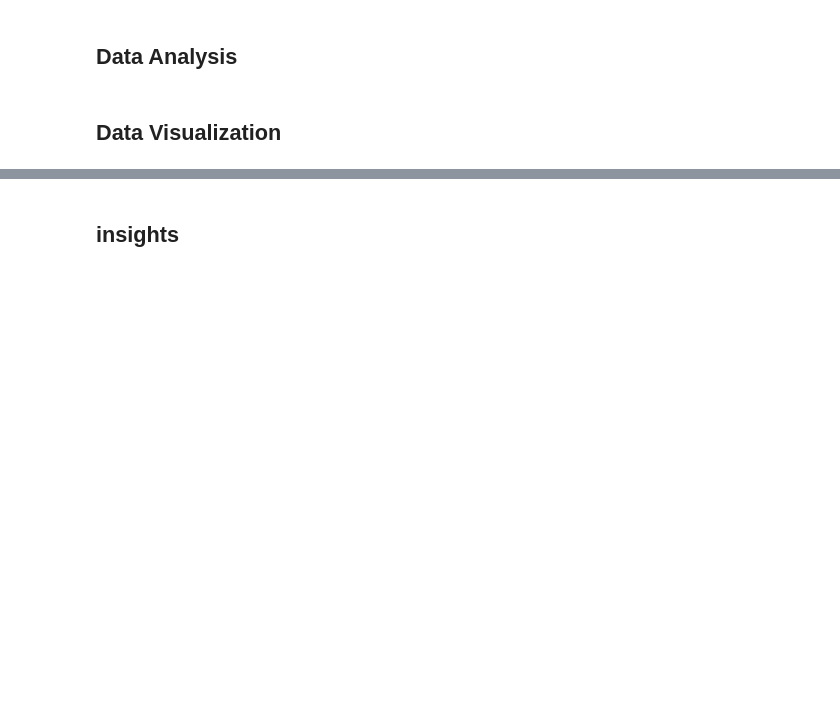
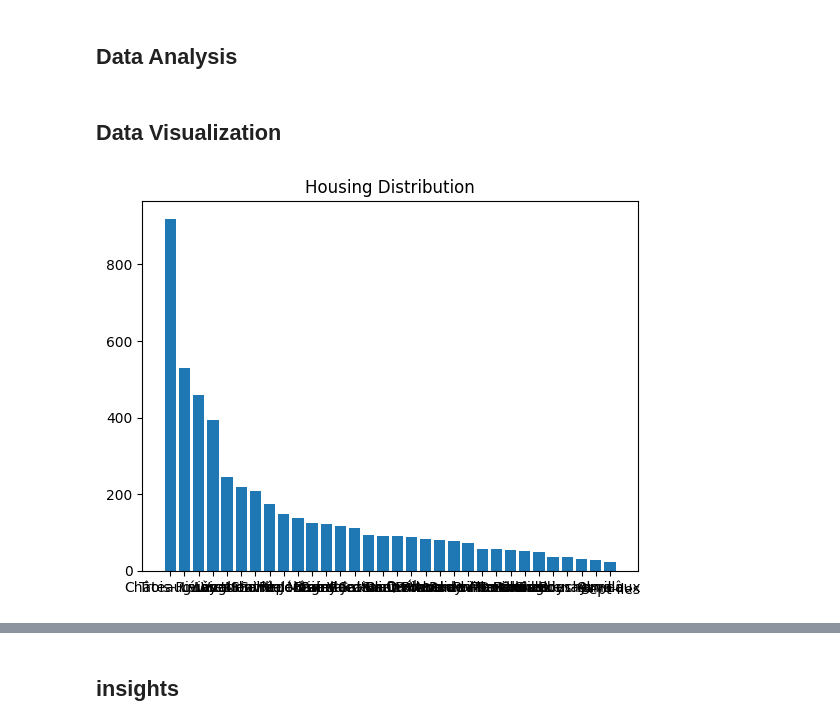
Before and after one commit to Astro0re/Data, a Jupyter notebook: Q_housing/analysis.ipynb, the cells around one changed output, grey strips where cells are left out. Saved outputs shown, nothing was run; the diff lists cells and outputs as text; code cells hidden in the pictures; blank space fills up the shorter version.

```diff
--- a/Q_housing/analysis.ipynb
+++ b/Q_housing/analysis.ipynb
@@ -105,3 +105,9 @@ Name: count, dtype: int64
 ## Data Analysis
 # %% [markdown]
 ## Data Visualization
+# %%
+plt.bar(data['city'].unique(), data['city'].value_counts())
+plt.title('Housing Distribution')
+plt.show();
+# %% [output]
+[figure, added]
```
Also changed, not shown: parts of 1 cell of this notebook.
